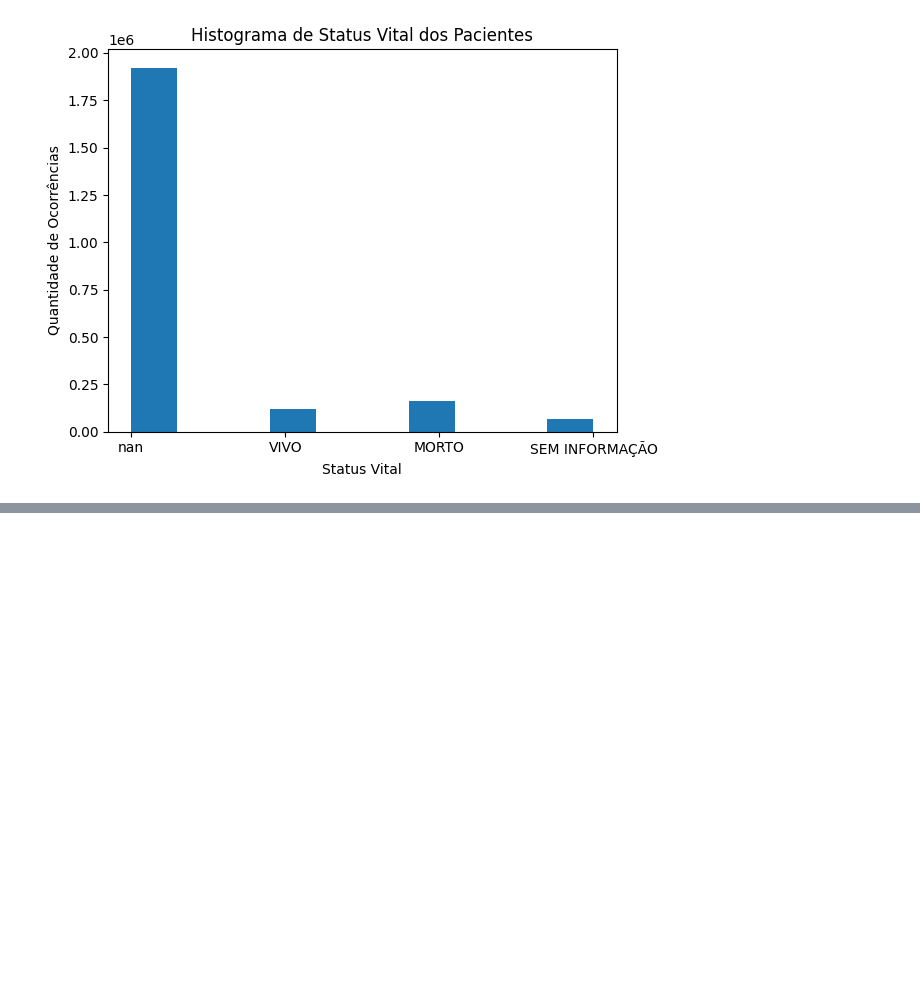
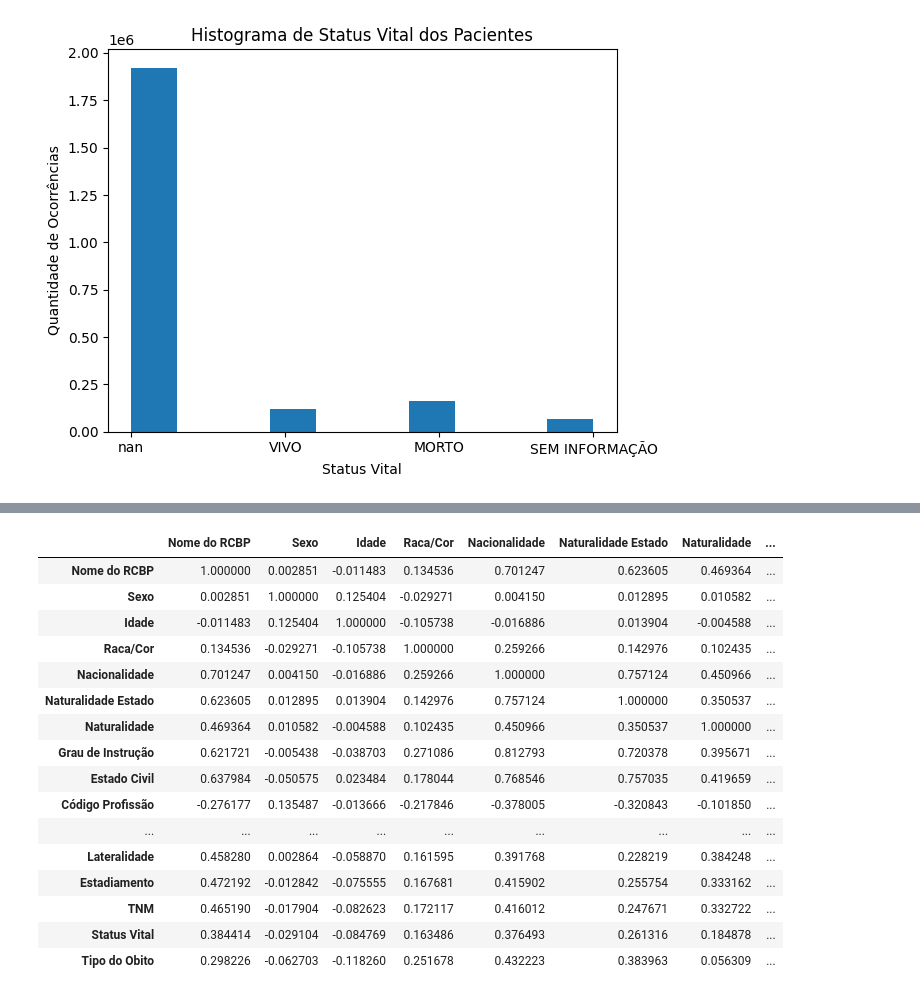
Before and after one commit to MateusVasc/IC-Cancer-Time-Series, a Jupyter notebook: analiseGeral.ipynb, the cells around one changed output, grey strips where cells are left out. Drawn from its saved outputs; the diff is of its cells as text; code cells hidden in the pictures; blank space fills up the shorter version.

```diff
--- a/analiseGeral.ipynb
+++ b/analiseGeral.ipynb
@@ -249,0 +314,20 @@ plt.tight_layout()
+# %%
+dataCombinada.corr()
+# %% [output]
+|  | Nome do RCBP | Sexo | Idade | Raca/Cor | Nacionalidade | Naturalidade Estado | Naturalidade | ... |
+| Nome do RCBP | 1.000000 | 0.002851 | -0.011483 | 0.134536 | 0.701247 | 0.623605 | 0.469364 | ... |
+| Sexo | 0.002851 | 1.000000 | 0.125404 | -0.029271 | 0.004150 | 0.012895 | 0.010582 | ... |
+| Idade | -0.011483 | 0.125404 | 1.000000 | -0.105738 | -0.016886 | 0.013904 | -0.004588 | ... |
+| Raca/Cor | 0.134536 | -0.029271 | -0.105738 | 1.000000 | 0.259266 | 0.142976 | 0.102435 | ... |
+| Nacionalidade | 0.701247 | 0.004150 | -0.016886 | 0.259266 | 1.000000 | 0.757124 | 0.450966 | ... |
+| Naturalidade Estado | 0.623605 | 0.012895 | 0.013904 | 0.142976 | 0.757124 | 1.000000 | 0.350537 | ... |
+| Naturalidade | 0.469364 | 0.010582 | -0.004588 | 0.102435 | 0.450966 | 0.350537 | 1.000000 | ... |
+| Grau de Instrução | 0.621721 | -0.005438 | -0.038703 | 0.271086 | 0.812793 | 0.720378 | 0.395671 | ... |
+| Estado Civil | 0.637984 | -0.050575 | 0.023484 | 0.178044 | 0.768546 | 0.757035 | 0.419659 | ... |
+| Código Profissão | -0.276177 | 0.135487 | -0.013666 | -0.217846 | -0.378005 | -0.320843 | -0.101850 | ... |
+| ... | ... | ... | ... | ... | ... | ... | ... | ... |
+| Lateralidade | 0.458280 | 0.002864 | -0.058870 | 0.161595 | 0.391768 | 0.228219 | 0.384248 | ... |
+| Estadiamento | 0.472192 | -0.012842 | -0.075555 | 0.167681 | 0.415902 | 0.255754 | 0.333162 | ... |
+| TNM | 0.465190 | -0.017904 | -0.082623 | 0.172117 | 0.416012 | 0.247671 | 0.332722 | ... |
+| Status Vital | 0.384414 | -0.029104 | -0.084769 | 0.163486 | 0.376493 | 0.261316 | 0.184878 | ... |
+| Tipo do Obito | 0.298226 | -0.062703 | -0.118260 | 0.251678 | 0.432223 | 0.383963 | 0.056309 | ... |
```
Also changed, not shown: parts of 8 cells of this notebook.
